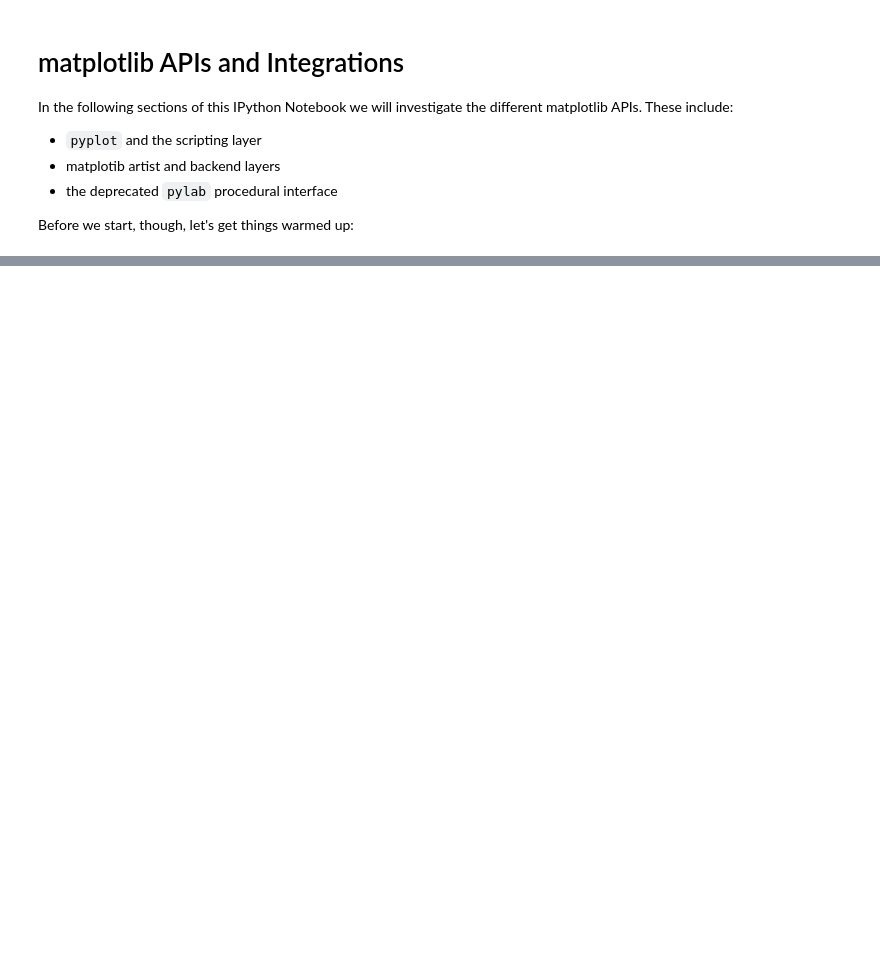
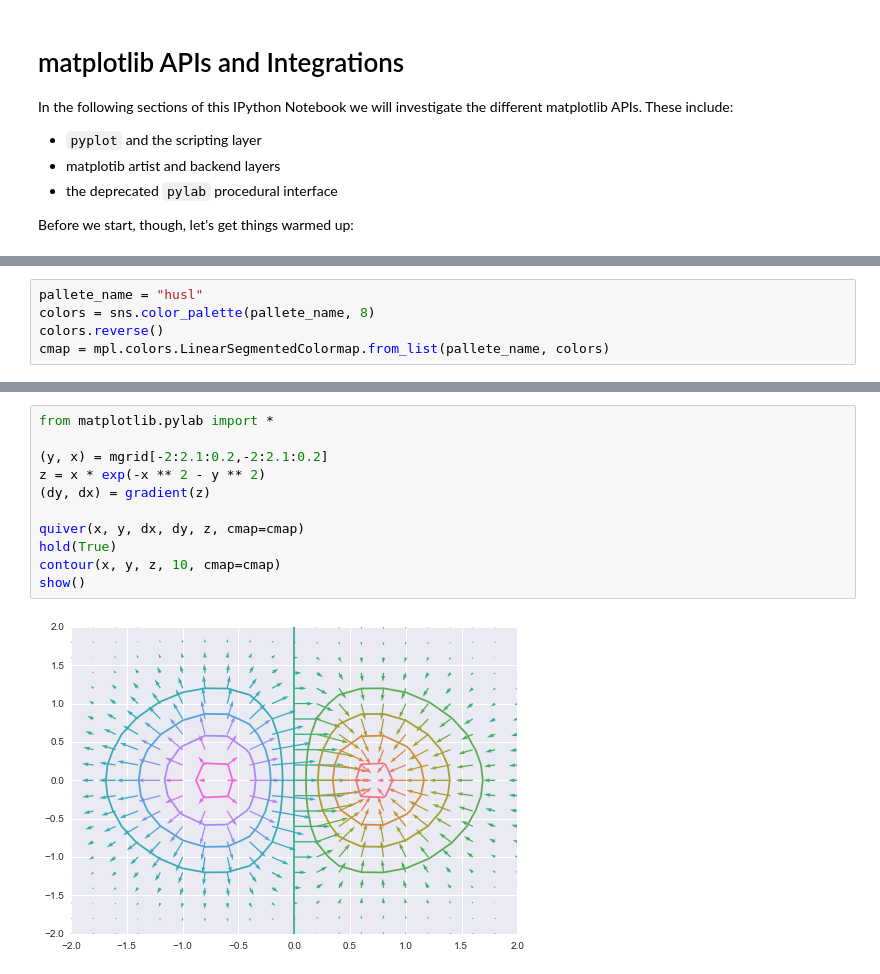
Before and after one commit to thorgisl/em-sample-notebook, a Jupyter notebook: notebooks/mmpl-apis.ipynb, the cells around one changed output, grey strips where cells are left out. Drawn from its saved outputs; the diff is of its cells as text; blank space fills up the shorter version.

```diff
--- a/notebooks/mmpl-apis.ipynb
+++ b/notebooks/mmpl-apis.ipynb
@@ -14 +20,6 @@ matplotlib.use('nbagg')
+# %%
+pallete_name = "husl"
+colors = sns.color_palette(pallete_name, 8)
+colors.reverse()
+cmap = mpl.colors.LinearSegmentedColormap.from_list(pallete_name, colors)
 # %% [markdown]
@@ -34,0 +93,13 @@ As such, let take for our example the following problem:
+# %%
+from matplotlib.pylab import *
+
+(y, x) = mgrid[-2:2.1:0.2,-2:2.1:0.2]
+z = x * exp(-x ** 2 - y ** 2)
+(dy, dx) = gradient(z)
+
+quiver(x, y, dx, dy, z, cmap=cmap)
+hold(True)
+contour(x, y, z, 10, cmap=cmap)
+show()
+# %% [output]
+[figure, added]
```
Also changed, not shown: parts of 67 cells of this notebook.
